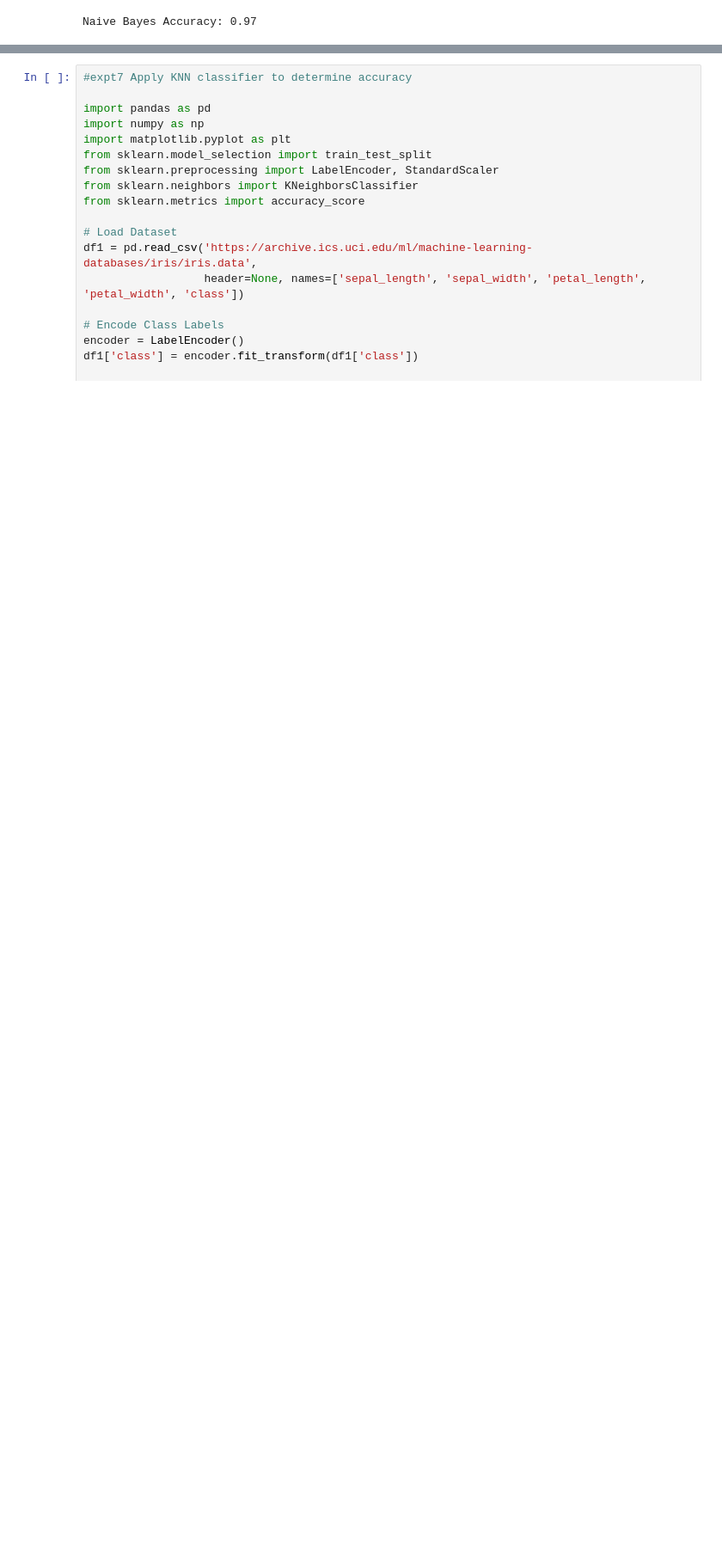
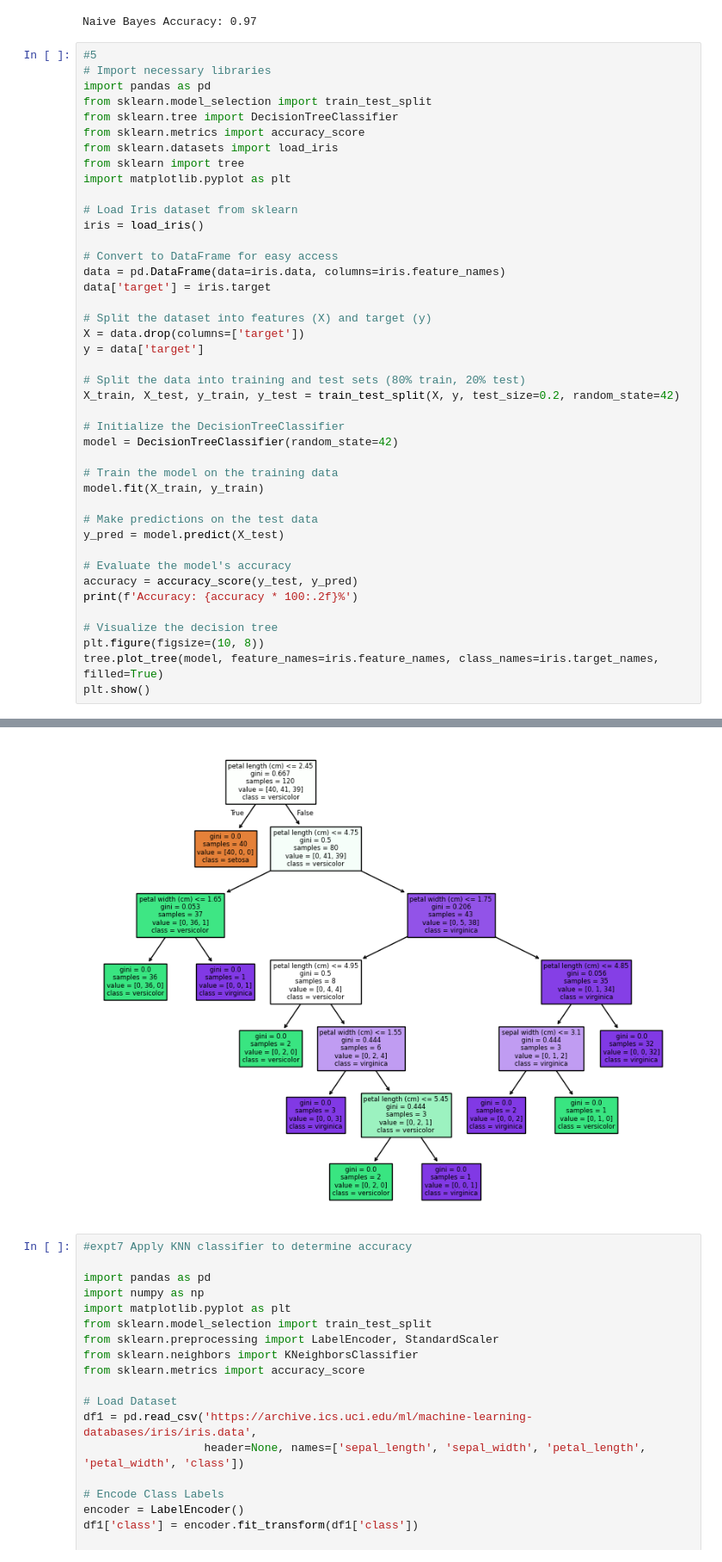
Before and after one commit to Ishakuchekar/BML, a Jupyter notebook: BML.ipynb, the cells around one changed output, grey strips where cells are left out. Shown: that part at 86% size. Drawn from its saved outputs; the diff is of its cells as text; blank space fills up the shorter version.

```diff
--- a/BML.ipynb
+++ b/BML.ipynb
@@ -109,3 +109,46 @@ nb_accuracy = accuracy_score(y_test, nb_y_pred)
 print(f"Naive Bayes Accuracy: {nb_accuracy:.2f}")
 # %% [output]
 Naive Bayes Accuracy: 0.97
+# %%
+#5
+# Import necessary libraries
+import pandas as pd
+from sklearn.model_selection import train_test_split
+from sklearn.tree import DecisionTreeClassifier
+from sklearn.metrics import accuracy_score
+from sklearn.datasets import load_iris
+from sklearn import tree
+import matplotlib.pyplot as plt
+
+# Load Iris dataset from sklearn
+iris = load_iris()
+
+# Convert to DataFrame for easy access
+data = pd.DataFrame(data=iris.data, columns=iris.feature_names)
+data['target'] = iris.target
+
+# Split the dataset into features (X) and target (y)
+X = data.drop(columns=['target'])
+y = data['target']
+
+# Split the data into training and test sets (80% train, 20% test)
+X_train, X_test, y_train, y_test = train_test_split(X, y, test_size=0.2, random_state=42)
+
+# Initialize the DecisionTreeClassifier
+model = DecisionTreeClassifier(random_state=42)
+
+# Train the model on the training data
+model.fit(X_train, y_train)
+
+# Make predictions on the test data
+y_pred = model.predict(X_test)
+
+# Evaluate the model's accuracy
+accuracy = accuracy_score(y_test, y_pred)
+print(f'Accuracy: {accuracy * 100:.2f}%')
+
+# Visualize the decision tree
+plt.figure(figsize=(10, 8))
+tree.plot_tree(model, feature_names=iris.feature_names, class_names=iris.target_names, filled=True)
+plt.show()
+# %% [output]
@@ -112,3 +156,4 @@ Naive Bayes Accuracy: 0.97
+[figure, added]
 # %%
 #expt7 Apply KNN classifier to determine accuracy
 
```
Also changed, not shown: parts of 1 cell of this notebook.
